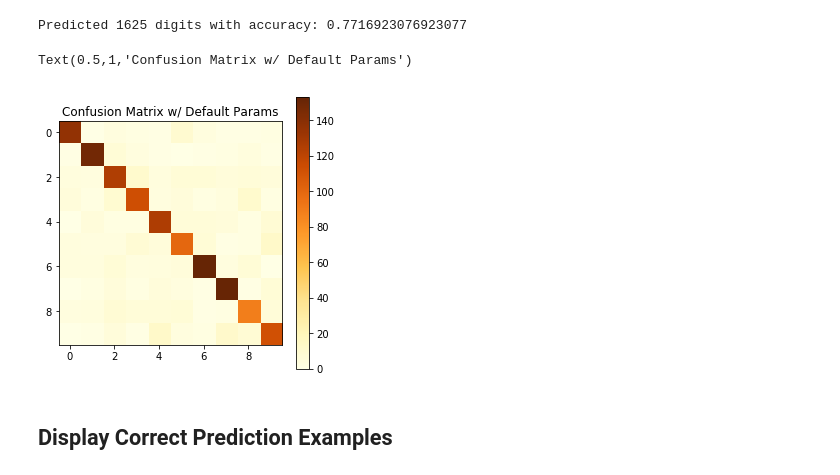
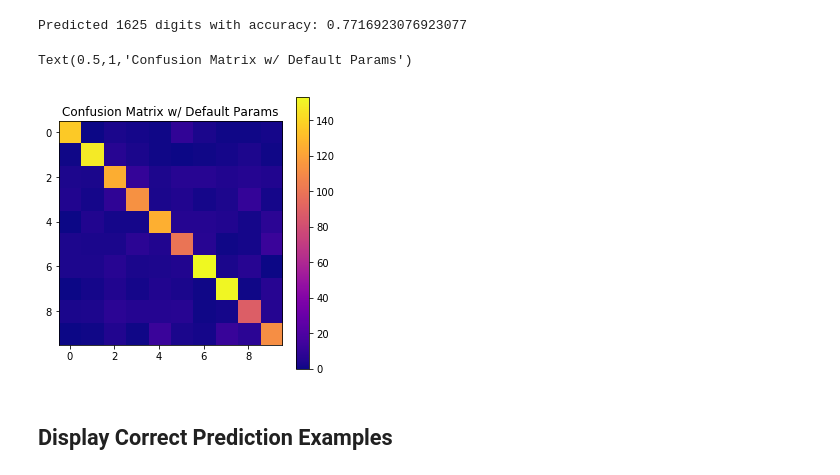
Before and after one commit to diggerdata/MNIST_TSN, a Jupyter notebook: DTClassifier.ipynb, the cells around one changed output. Cells and saved outputs as stored; diff of their text form; code cells hidden in the pictures.

```diff
--- a/DTClassifier.ipynb
+++ b/DTClassifier.ipynb
@@ -83,12 +83,12 @@ Predicted 1625 digits with accuracy: 0.7716923076923077
 # %%
 cnf_matrix_dt = confusion_matrix(y_test,pred_dt)
 plt.figure(figsize=(5,5))
-plt.imshow(cnf_matrix_dt, cmap='YlOrBr')
+plt.imshow(cnf_matrix_dt, cmap='plasma')
 plt.colorbar()
 plt.title("Confusion Matrix w/ Default Params")
 # %% [output]
 Text(0.5,1,'Confusion Matrix w/ Default Params')
-[figure, old version]
+[figure, new version]
 # %%
 correct_indices = np.nonzero(pred_dt == y_test)[0]
 incorrect_indices = np.nonzero(pred_dt != y_test)[0]
```
Also changed, not shown: parts of 3 cells of this notebook, 1 other file.
